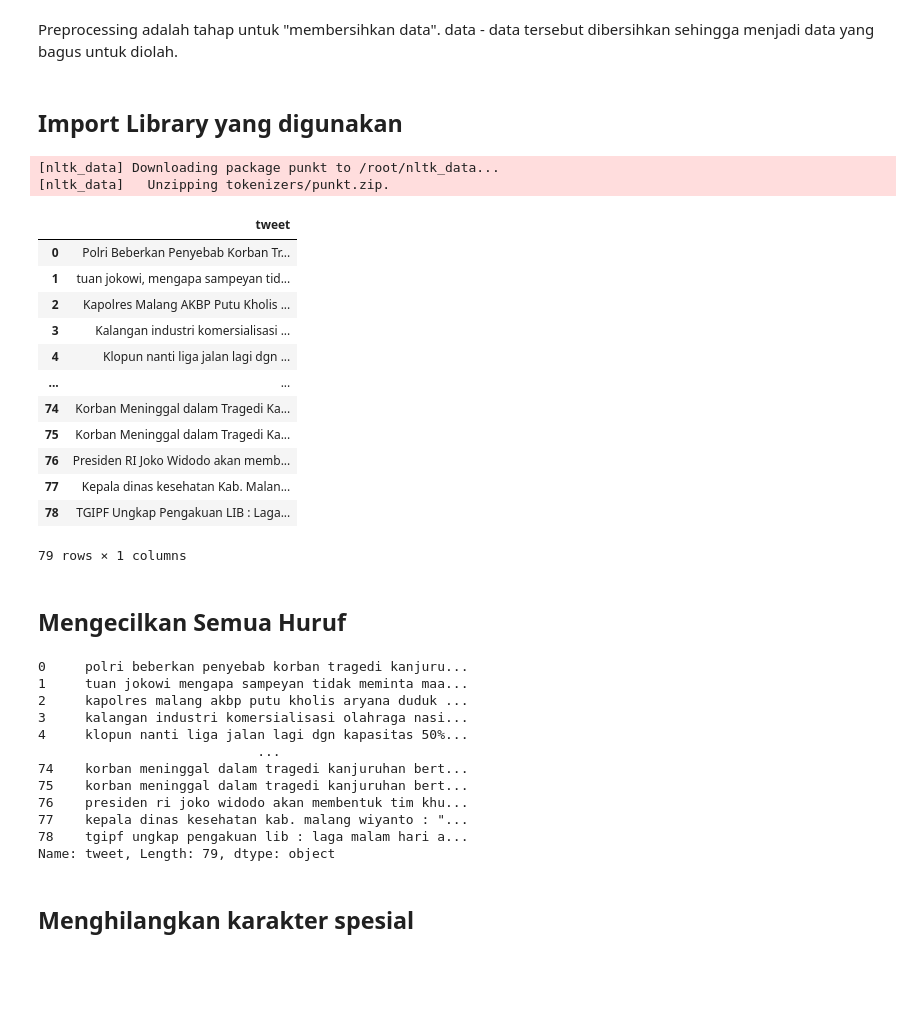
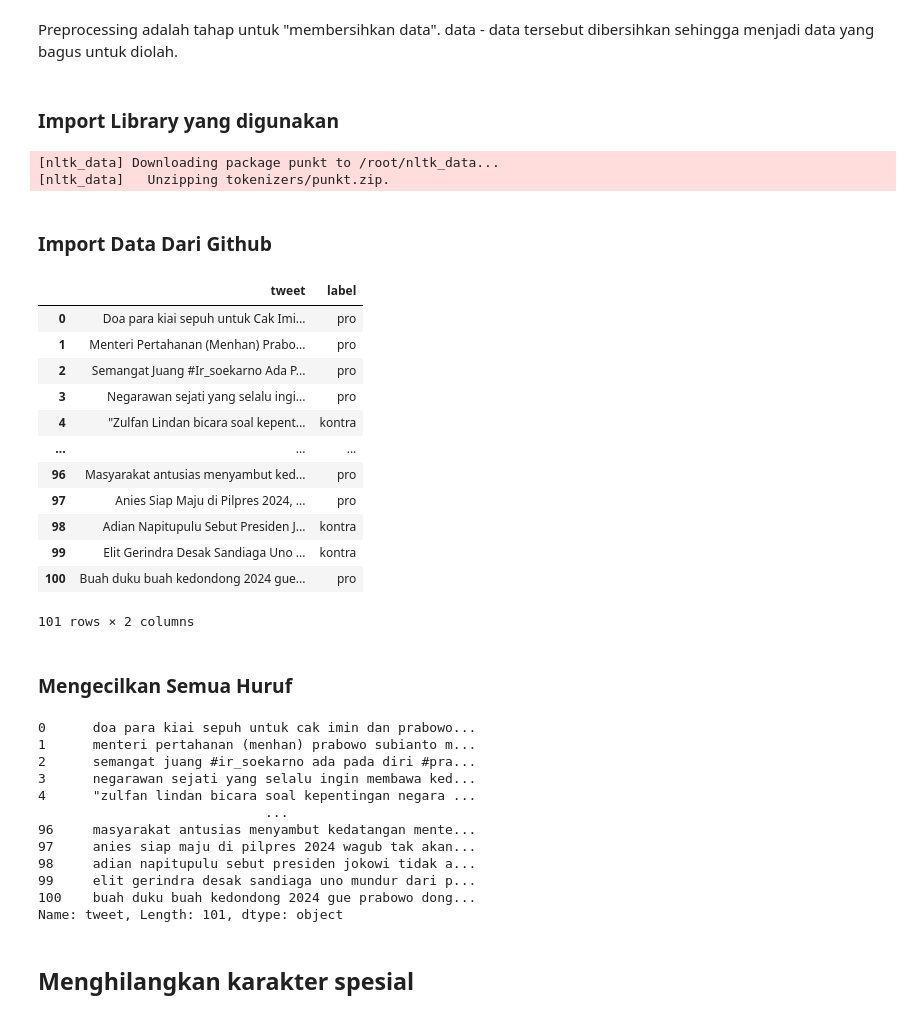
Before and after one commit to maulidhan190081/webmining, a Jupyter notebook: _sources/notebooks.ipynb, the cells around one changed output. Saved outputs shown, nothing was run; the diff lists cells and outputs as text; code cells hidden in the pictures; blank space fills up the shorter version.

```diff
--- a/_sources/notebooks.ipynb
+++ b/_sources/notebooks.ipynb
@@ -67,7 +67,7 @@ Preprocessing adalah tahap untuk "membersihkan data". data - data tersebut diber
 %%capture
 !pip install scikit-learn #untuk install scikit-learn
 # %% [markdown]
-## **Import Library yang digunakan**
+### **Import Library yang digunakan**
 # %%
 import numpy as np #import numpy
 #Library untuk mengelola data dalam Dataframe
@@ -87,43 +87,45 @@ from sklearn.decomposition import TruncatedSVD
 # %% [output]
 [nltk_data] Downloading package punkt to /root/nltk_data...
 [nltk_data]   Unzipping tokenizers/punkt.zip.
+# %% [markdown]
+### **Import Data Dari Github**
 # %%
-Tweets_df = pd.read_csv("https://raw.githubusercontent.com/maulidhan190081/file/main/kanjuruhannn.csv") #mengambil data dari link
+Tweets_df = pd.read_csv("https://raw.githubusercontent.com/maulidhan190081/file/main/prabowo2.csv") #mengambil data dari link
 
 Tweets_df #print data
 # %% [output]
-|  | tweet |
-| 0 | Polri Beberkan Penyebab Korban Tr... |
-| 1 | tuan jokowi, mengapa sampeyan tid... |
-| 2 | Kapolres Malang AKBP Putu Kholis ... |
-| 3 | Kalangan industri komersialisasi ... |
-| 4 | Klopun nanti liga jalan lagi dgn ... |
-| ... | ... |
-| 74 | Korban Meninggal dalam Tragedi Ka... |
-| 75 | Korban Meninggal dalam Tragedi Ka... |
-| 76 | Presiden RI Joko Widodo akan memb... |
-| 77 | Kepala dinas kesehatan Kab. Malan... |
-| 78 | TGIPF Ungkap Pengakuan LIB : Laga... |
+|  | tweet | label |
+| 0 | Doa para kiai sepuh untuk Cak Imi... | pro |
+| 1 | Menteri Pertahanan (Menhan) Prabo... | pro |
+| 2 | Semangat Juang #Ir_soekarno Ada P... | pro |
+| 3 | Negarawan sejati yang selalu ingi... | pro |
+| 4 | "Zulfan Lindan bicara soal kepent... | kontra |
+| ... | ... | ... |
+| 96 | Masyarakat antusias menyambut ked... | pro |
+| 97 | Anies Siap Maju di Pilpres 2024, ... | pro |
+| 98 | Adian Napitupulu Sebut Presiden J... | kontra |
+| 99 | Elit Gerindra Desak Sandiaga Uno ... | kontra |
+| 100 | Buah duku buah kedondong 2024 gue... | pro |
-79 rows × 1 columns
+101 rows × 2 columns
 # %% [markdown]
-## **Mengecilkan Semua Huruf**
+### **Mengecilkan Semua Huruf**
 # %%
 Tweets_df['tweet']=Tweets_df['tweet'].str.replace(',', '') #menghilangkan koma
 Tweets_df['tweet']=Tweets_df['tweet'].str.lower() #mengecilkan huruf
 Tweets_df['tweet'] #print data kolom tweet
 # %% [output]
-0     polri beberkan penyebab korban tragedi kanjuru...
-1     tuan jokowi mengapa sampeyan tidak meminta maa...
-2     kapolres malang akbp putu kholis aryana duduk ...
-3     kalangan industri komersialisasi olahraga nasi...
-4     klopun nanti liga jalan lagi dgn kapasitas 50%...
-                            ...
-74    korban meninggal dalam tragedi kanjuruhan bert...
-75    korban meninggal dalam tragedi kanjuruhan bert...
-76    presiden ri joko widodo akan membentuk tim khu...
-77    kepala dinas kesehatan kab. malang wiyanto : "...
-78    tgipf ungkap pengakuan lib : laga malam hari a...
-Name: tweet, Length: 79, dtype: object
+0      doa para kiai sepuh untuk cak imin dan prabowo...
+1      menteri pertahanan (menhan) prabowo subianto m...
+2      semangat juang #ir_soekarno ada pada diri #pra...
+3      negarawan sejati yang selalu ingin membawa ked...
+4      "zulfan lindan bicara soal kepentingan negara ...
+                             ...
+96     masyarakat antusias menyambut kedatangan mente...
+97     anies siap maju di pilpres 2024 wagub tak akan...
+98     adian napitupulu sebut presiden jokowi tidak a...
+99     elit gerindra desak sandiaga uno mundur dari p...
+100    buah duku buah kedondong 2024 gue prabowo dong...
+Name: tweet, Length: 101, dtype: object
 # %%
 #Untuk menghapus angka
 import re
```
Also changed, not shown: parts of 96 cells of this notebook, 10 other files.
